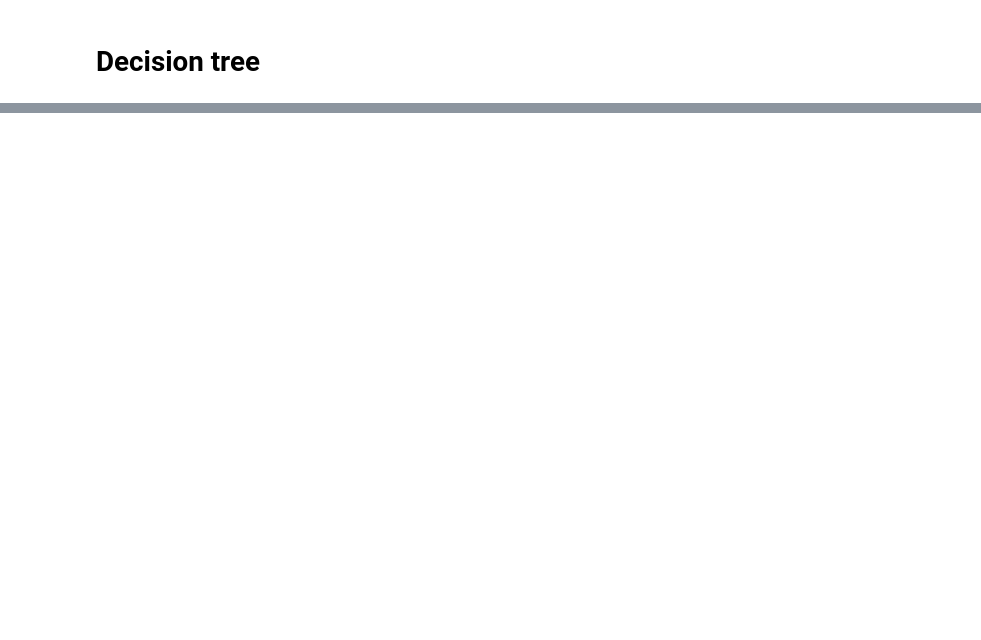
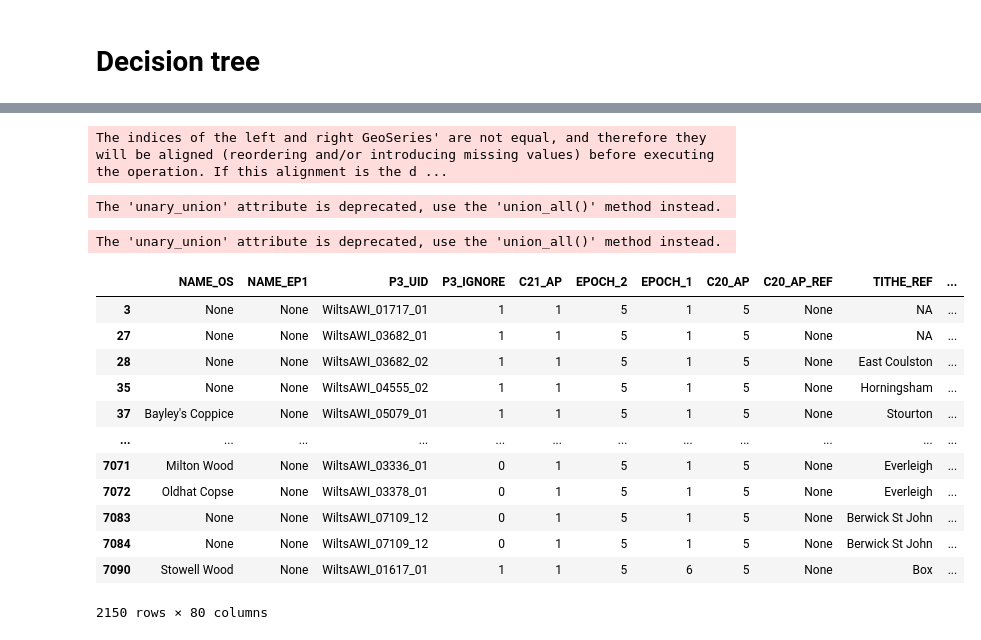
Before and after one commit to lara-spearman/AWI, a Jupyter notebook: AWI analysis.ipynb, the cells around one changed output, grey strips where cells are left out. Cells and saved outputs as stored; diff of their text form; code cells hidden in the pictures; blank space fills up the shorter version.

Commit message:
add intersection with old AWI

```diff
--- a/AWI analysis.ipynb
+++ b/AWI analysis.ipynb
@@ -204 +324,5 @@ fig.update_layout(title_text="Basic Sankey Diagram", font_size=10)
 fig.show()
+# %%
+gdf_old = gpd.read_file("C:/Users/Lara/AWI/Old_AWI_Wilts.shp")
+# %%
+gdf_new = gpd.read_file("C:/Users/Lara/AWI/New_AWI.shp")
@@ -204,0 +342,29 @@ fig.show()
+# %%
+gdf_intersect = gdf_new.intersection(gdf_old)
+# %% [output]
+The indices of the left and right GeoSeries' are not equal, and therefore they will be aligned (reordering and/or introducing missing values) before executing the operation. If this alignment is the d ...
+# %%
+intersecting_polygons = gdf_new[gdf_new.geometry.intersects(gdf_old.union_all())]
+# %% [output]
+The 'unary_union' attribute is deprecated, use the 'union_all()' method instead.
+# %%
+#gdf_new['intersections'] = gdf_new.geometry.apply(lambda x: gdf_old.geometry.intersects(x).any())
+gdf_new['intersects_test'] = gdf_new.geometry.intersects(gdf_old.geometry.unary_union)
+# %% [output]
+The 'unary_union' attribute is deprecated, use the 'union_all()' method instead.
+# %%
+gdf_new[gdf_new.intersections == True]
+# %% [output]
+|  | NAME_OS | NAME_EP1 | P3_UID | P3_IGNORE | C21_AP | EPOCH_2 | EPOCH_1 | C20_AP | C20_AP_REF | TITHE_REF | ... |
+| 3 | None | None | WiltsAWI_01717_01 | 1 | 1 | 5 | 1 | 5 | None | NA | ... |
+| 27 | None | None | WiltsAWI_03682_01 | 1 | 1 | 5 | 1 | 5 | None | NA | ... |
+| 28 | None | None | WiltsAWI_03682_02 | 1 | 1 | 5 | 1 | 5 | None | East Coulston | ... |
+| 35 | None | None | WiltsAWI_04555_02 | 1 | 1 | 5 | 1 | 5 | None | Horningsham | ... |
+| 37 | Bayley's Coppice | None | WiltsAWI_05079_01 | 1 | 1 | 5 | 1 | 5 | None | Stourton | ... |
+| ... | ... | ... | ... | ... | ... | ... | ... | ... | ... | ... | ... |
+| 7071 | Milton Wood | None | WiltsAWI_03336_01 | 0 | 1 | 5 | 1 | 5 | None | Everleigh | ... |
+| 7072 | Oldhat Copse | None | WiltsAWI_03378_01 | 0 | 1 | 5 | 1 | 5 | None | Everleigh | ... |
+| 7083 | None | None | WiltsAWI_07109_12 | 0 | 1 | 5 | 1 | 5 | None | Berwick St John | ... |
+| 7084 | None | None | WiltsAWI_07109_12 | 0 | 1 | 5 | 1 | 5 | None | Berwick St John | ... |
+| 7090 | Stowell Wood | None | WiltsAWI_01617_01 | 1 | 1 | 5 | 6 | 5 | None | Box | ... |
+2150 rows × 80 columns
```
Also changed, not shown: parts of 25 cells of this notebook.
